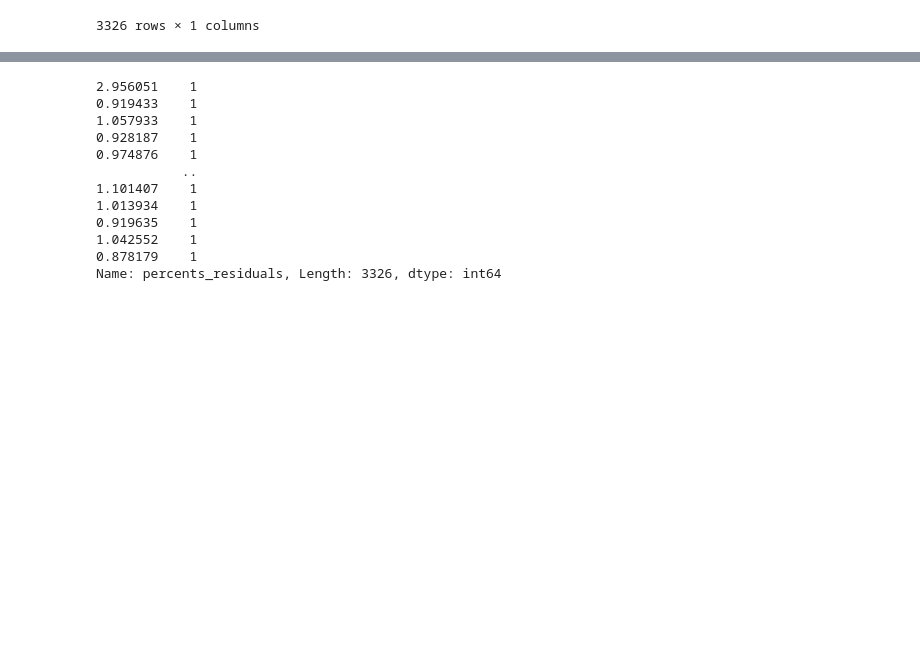
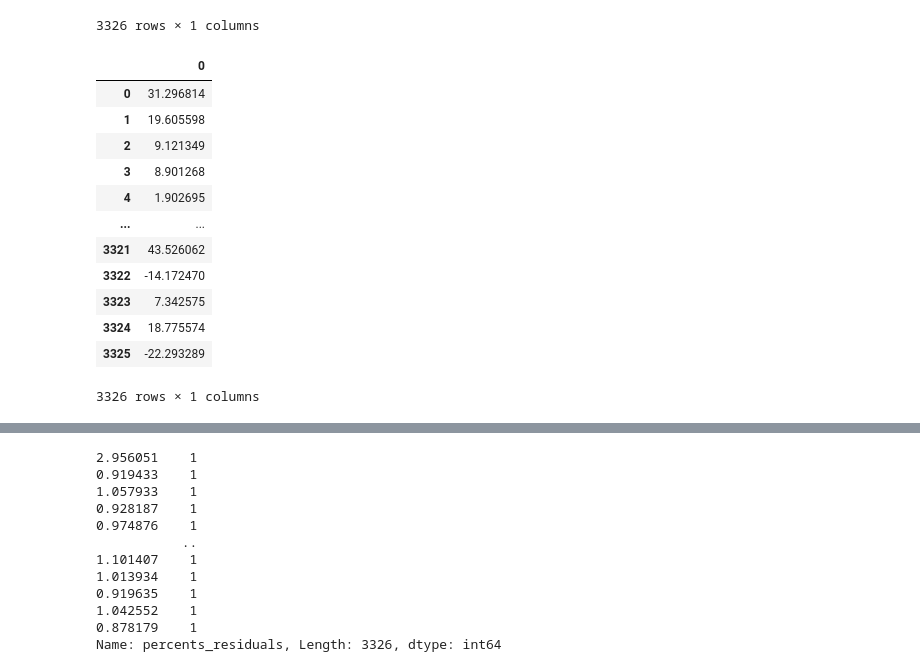
Before and after one commit to carlosdgerez/machine_learning, a Jupyter notebook: module4/Final_of_Porter_Bike.ipynb, the cells around one changed output, grey strips where cells are left out. Saved outputs shown, nothing was run; the diff lists cells and outputs as text; code cells hidden in the pictures; blank space fills up the shorter version.

```diff
--- a/module4/Final_of_Porter_Bike.ipynb
+++ b/module4/Final_of_Porter_Bike.ipynb
@@ -388,5 +390,21 @@ labels
 # %%
 residuals = prediction[0] - labels.target
 residual= pd.DataFrame(residuals)
+# %%
+residual
+# %% [output]
+|  | 0 |
+| 0 | 31.296814 |
+| 1 | 19.605598 |
+| 2 | 9.121349 |
+| 3 | 8.901268 |
+| 4 | 1.902695 |
+| ... | ... |
+| 3321 | 43.526062 |
+| 3322 | -14.172470 |
+| 3323 | 7.342575 |
+| 3324 | 18.775574 |
+| 3325 | -22.293289 |
+3326 rows × 1 columns
 # %%
 residual['percents_residuals'] = (prediction[0])/labels.target
```
Also changed, not shown: parts of 4 cells of this notebook.
